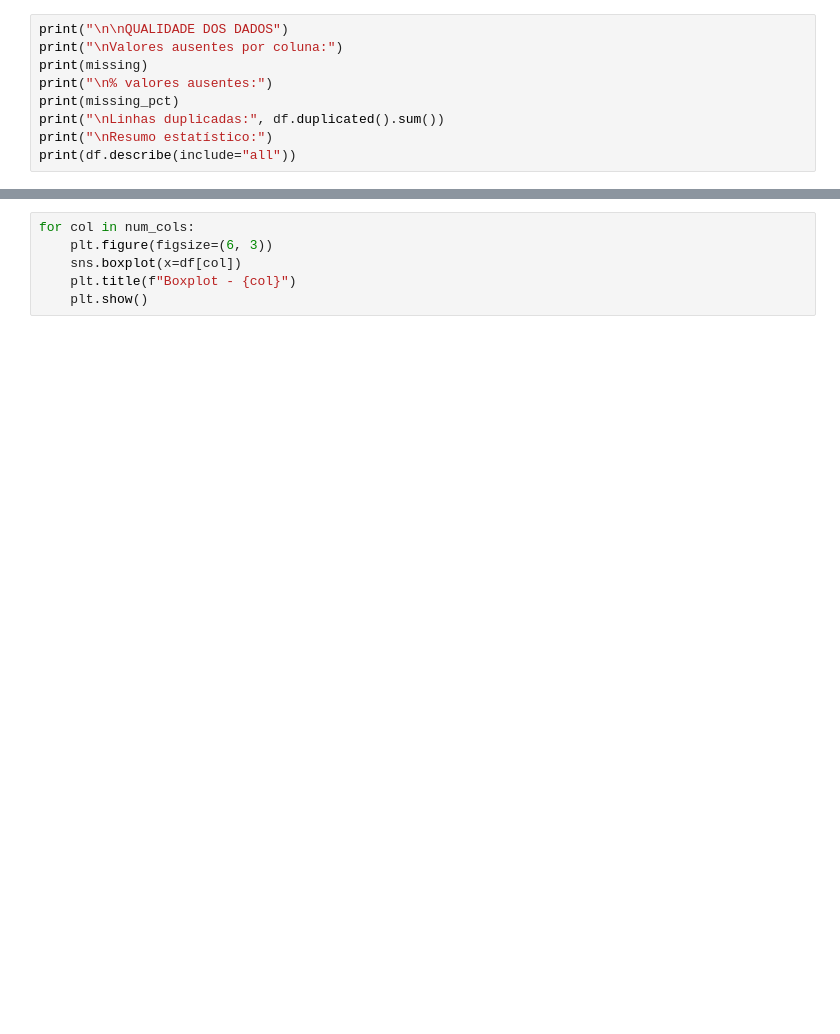
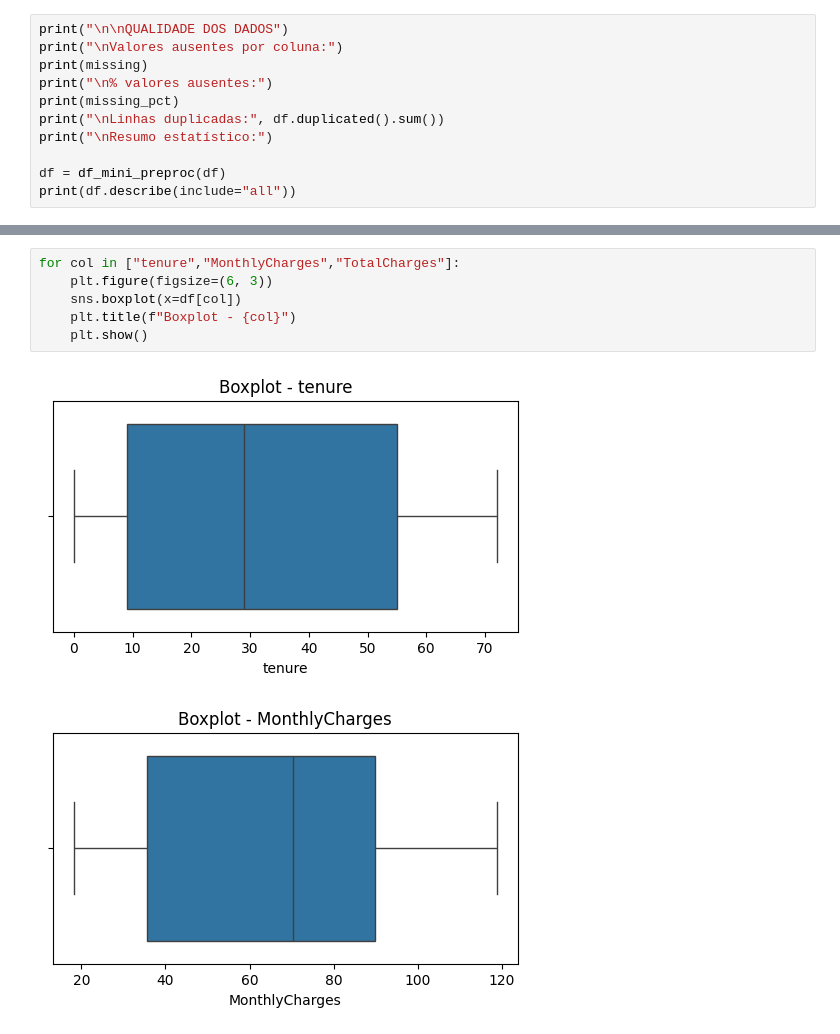
Before and after one commit to Tareck-Ali/FIAP_Tech_challenge_04-2026, a Jupyter notebook: notebooks/data_analysis.ipynb, the cells around one changed output, grey strips where cells are left out. Drawn from its saved outputs; the diff is of its cells as text; blank space fills up the shorter version.

Commit message:
add: src baseline add: src data preprocessing add: src settings file change: notebook for data analysis

```diff
--- a/notebooks/data_analysis.ipynb
+++ b/notebooks/data_analysis.ipynb
@@ -33,4 +58,6 @@ print("\n% valores ausentes:")
 print(missing_pct)
 print("\nLinhas duplicadas:", df.duplicated().sum())
 print("\nResumo estatístico:")
+
+df = df_mini_preproc(df)
 print(df.describe(include="all"))
@@ -41,6 +88,9 @@ plt.show()
 # %%
-for col in num_cols:
+for col in ["tenure","MonthlyCharges","TotalCharges"]:
     plt.figure(figsize=(6, 3))
     sns.boxplot(x=df[col])
     plt.title(f"Boxplot - {col}")
     plt.show()
+# %% [output]
+[figure, added]
+[figure, added]
```
Also changed, not shown: parts of 8 cells of this notebook, 7 other files.
